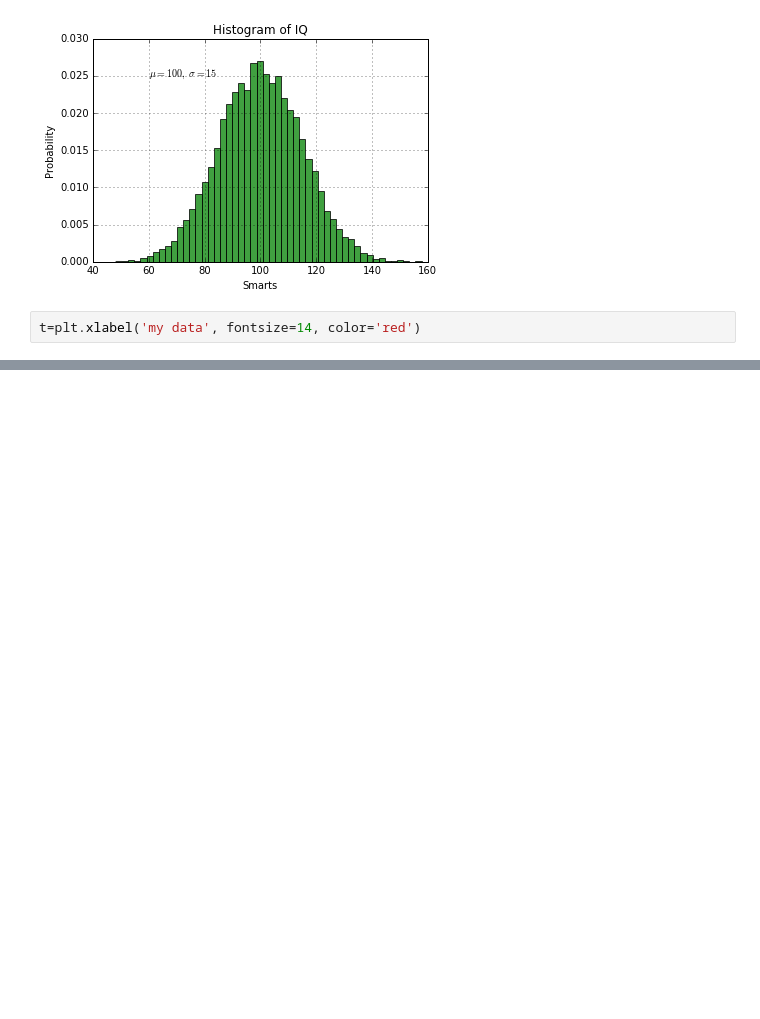
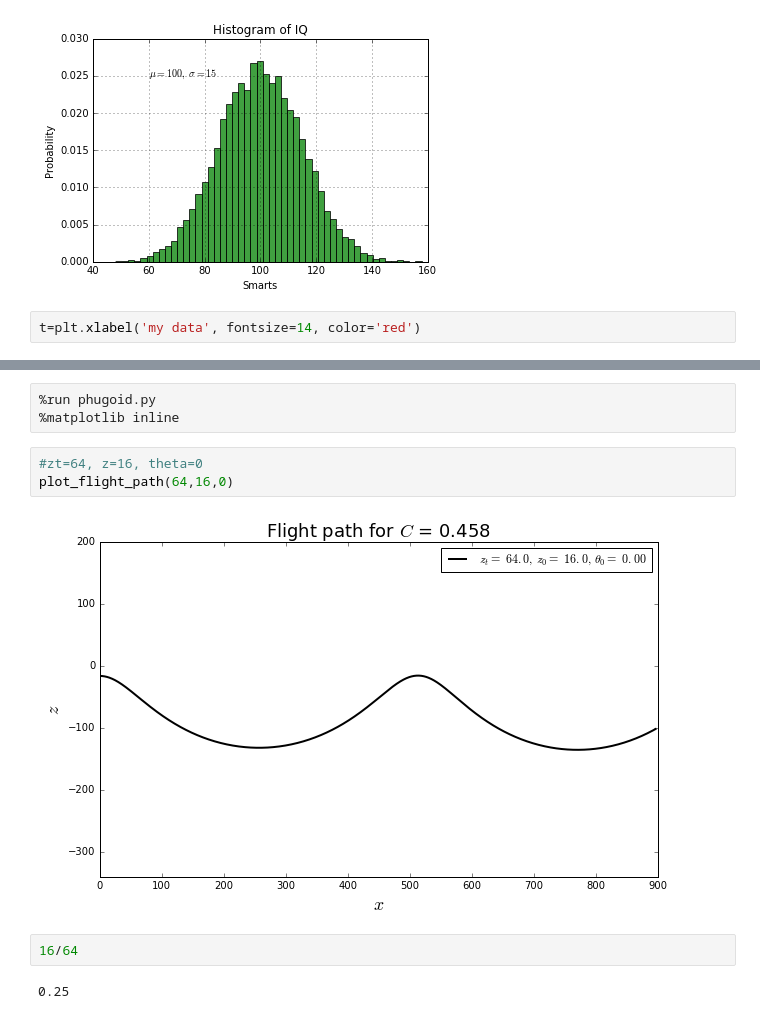
Before and after one commit to DavidZHANG9210/MAE6286, a Jupyter notebook: phugoid Motion Practise.ipynb, the cells around one changed output, grey strips where cells are left out. Saved outputs shown, nothing was run; the diff lists cells and outputs as text; blank space fills up the shorter version.

Commit message:
practise to phugoid theory

```diff
--- a/phugoid Motion Practise.ipynb
+++ b/phugoid Motion Practise.ipynb
@@ -44,0 +50,12 @@ t=plt.xlabel('my data', fontsize=14, color='red')
+# %%
+%run phugoid.py
+%matplotlib inline
+# %%
+#zt=64, z=16, theta=0
+plot_flight_path(64,16,0)
+# %% [output]
+[figure, added]
+# %%
+16/64
+# %% [output]
+0.25
```
Also changed, not shown: parts of 4 cells of this notebook.
